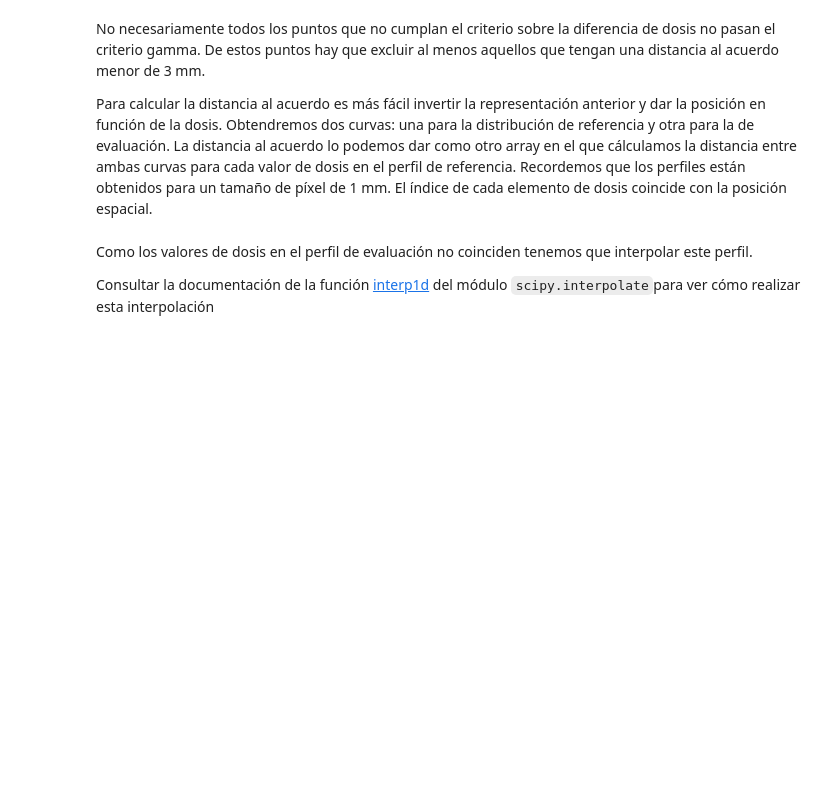
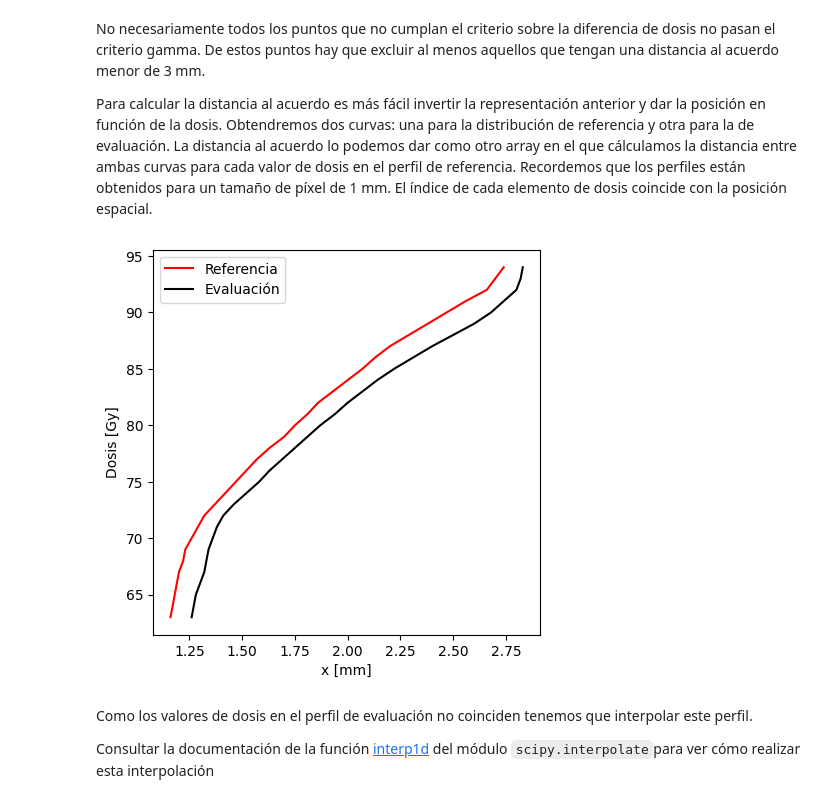
Before and after one commit to SofiBelmon/Practica1_radioterapia, a Jupyter notebook: Enunciados/ComparacionDistribucionesDosis/DistribucionesDosisIndiceGammaPropuesta.ipynb, the cells around one changed output. Saved outputs shown, nothing was run; the diff lists cells and outputs as text; code cells hidden in the pictures; blank space fills up the shorter version.

```diff
--- a/Enunciados/ComparacionDistribucionesDosis/DistribucionesDosisIndiceGammaPropuesta.ipynb
+++ b/Enunciados/ComparacionDistribucionesDosis/DistribucionesDosisIndiceGammaPropuesta.ipynb
@@ -577,12 +624,15 @@ Para calcular la distancia al acuerdo es más fácil invertir la representación
 # %%
 # - Código matplotlib con la parte de los perfiles que no cumplen el criterio de diferencia de dosis representada la posición en función de la dosis- #
 fig, ax = plt.subplots(figsize=(5, 5))
 ax.plot(Dr_DDgt3, Dr_DDgt3.index, 'r-', label='Referencia')
 # - Añadir el código de la representación de la posición en funcón de la dosis de evaluación para la parte del perfil con una diferencia mayor del 3% - #
+ax.plot(De_DDgt3, De_DDgt3.index, 'k-', label='Evaluación')
 ax.set_ylabel('Dosis [Gy]')
 ax.set_xlabel('x [mm]')
 ax.legend()
 plt.show()
+# %% [output]
+[figure, added]
 # %% [markdown]
 Como los valores de dosis en el perfil de evaluación no coinciden tenemos que interpolar este perfil.
 
```
Also changed, not shown: parts of 13 cells of this notebook.
